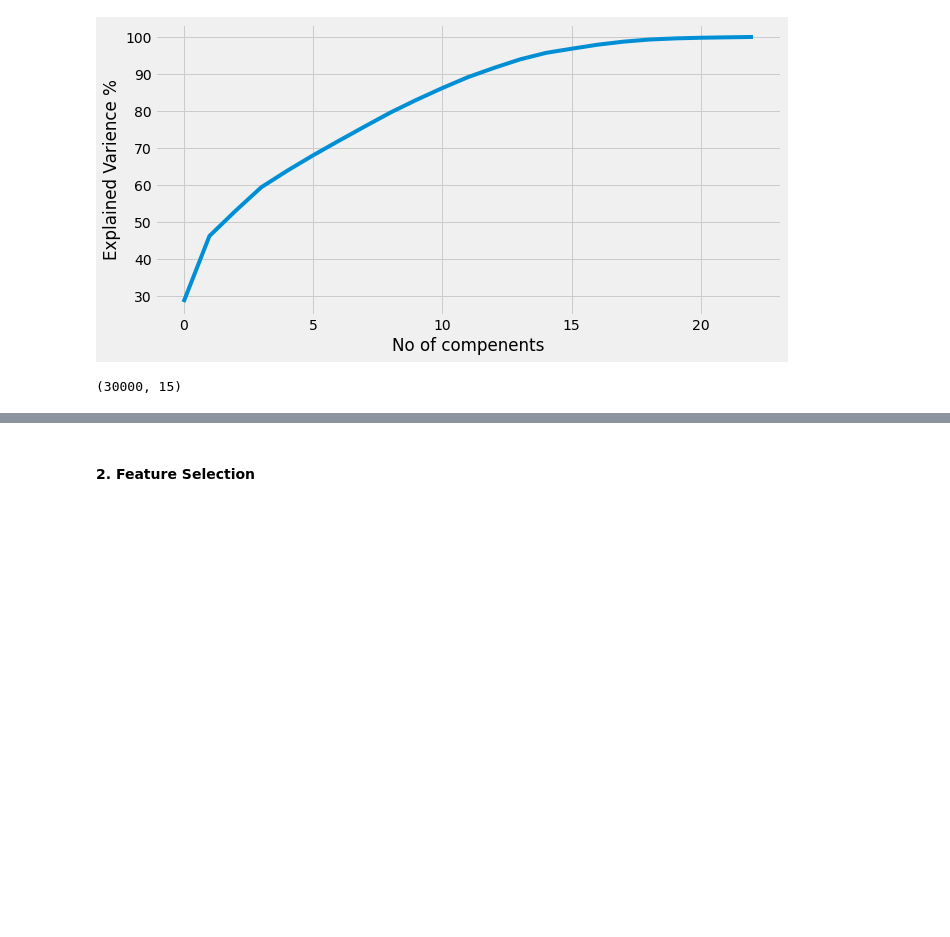
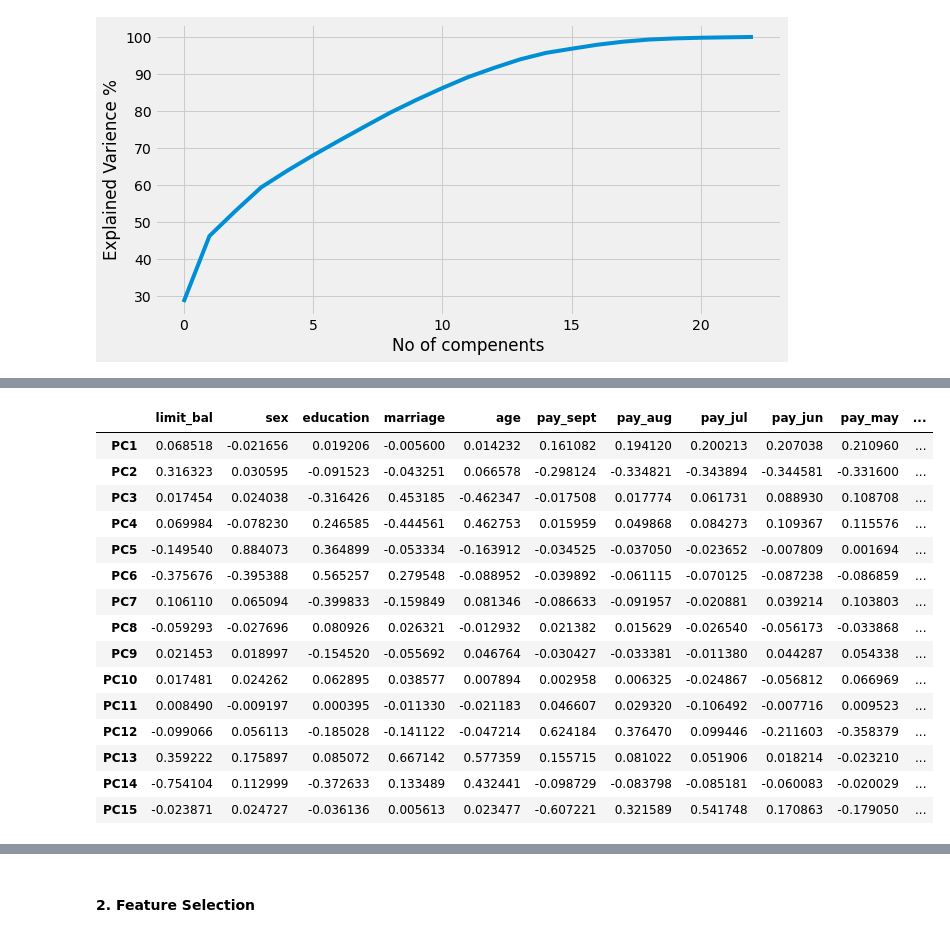
Before and after one commit to thepankaj018/Credit-Card-Default-Prediction, a Jupyter notebook: Credit_Card_Default_Prediction.ipynb, the cells around one changed output, grey strips where cells are left out. Saved outputs shown, nothing was run; the diff lists cells and outputs as text; code cells hidden in the pictures; blank space fills up the shorter version.

```diff
--- a/Credit_Card_Default_Prediction.ipynb
+++ b/Credit_Card_Default_Prediction.ipynb
@@ -1224,10 +1220,6 @@ pca_95 = PCA(n_components = 0.95,random_state=42)
 pca_95.fit(X_scaled)
 # Transforming the scaled X data into the PCA space with 95% explained variance
 X_pca_95 = pca_95.transform(X_scaled)
-# %%
-X_pca_95.shape
-# %% [output]
-(30000, 15)
 # %%
 # Creating a dataframe from the PCA transformed data with 95% explained variance
 final_df = pd.DataFrame(X_pca_95,columns = ['PC1','PC2','PC3','PC4','PC5',
@@ -1244,3 +1236,29 @@ final_df.head()
 | 2 | -0.847408 | -1.072179 | 0.412178 | -0.433564 | 0.770493 | 0.018665 | -0.150472 | -0.091884 | -0.156179 | 0.089171 | 0.046222 | ... |
 | 3 | -0.196589 | -0.809022 | -0.818642 | 0.292878 | 0.909366 | -0.284645 | 0.235221 | -0.062984 | 0.114612 | -0.067007 | 0.021318 | ... |
 | 4 | -0.840934 | -0.072538 | -1.005257 | 2.328013 | -1.023124 | 0.794330 | 0.711069 | 0.124191 | 0.602528 | -0.307478 | 1.035848 | ... |
+# %%
+from sklearn import preprocessing
+data_scaled = pd.DataFrame(preprocessing.scale(X),columns = X.columns)
+pca = PCA(n_components=0.95)
+pca.fit_transform(data_scaled)
+result = pd.DataFrame(pca.components_,columns=data_scaled.columns,index = ['PC1','PC2','PC3','PC4','PC5',
+                                          'PC6','PC7','PC8','PC9','PC10',
+                                          'PC11','PC12','PC13','PC14','PC15'])
+result
+# %% [output]
+|  | limit_bal | sex | education | marriage | age | pay_sept | pay_aug | pay_jul | pay_jun | pay_may | ... |
+| PC1 | 0.068518 | -0.021656 | 0.019206 | -0.005600 | 0.014232 | 0.161082 | 0.194120 | 0.200213 | 0.207038 | 0.210960 | ... |
+| PC2 | 0.316323 | 0.030595 | -0.091523 | -0.043251 | 0.066578 | -0.298124 | -0.334821 | -0.343894 | -0.344581 | -0.331600 | ... |
+| PC3 | 0.017454 | 0.024038 | -0.316426 | 0.453185 | -0.462347 | -0.017508 | 0.017774 | 0.061731 | 0.088930 | 0.108708 | ... |
+| PC4 | 0.069984 | -0.078230 | 0.246585 | -0.444561 | 0.462753 | 0.015959 | 0.049868 | 0.084273 | 0.109367 | 0.115576 | ... |
+| PC5 | -0.149540 | 0.884073 | 0.364899 | -0.053334 | -0.163912 | -0.034525 | -0.037050 | -0.023652 | -0.007809 | 0.001694 | ... |
+| PC6 | -0.375676 | -0.395388 | 0.565257 | 0.279548 | -0.088952 | -0.039892 | -0.061115 | -0.070125 | -0.087238 | -0.086859 | ... |
+| PC7 | 0.106110 | 0.065094 | -0.399833 | -0.159849 | 0.081346 | -0.086633 | -0.091957 | -0.020881 | 0.039214 | 0.103803 | ... |
+| PC8 | -0.059293 | -0.027696 | 0.080926 | 0.026321 | -0.012932 | 0.021382 | 0.015629 | -0.026540 | -0.056173 | -0.033868 | ... |
+| PC9 | 0.021453 | 0.018997 | -0.154520 | -0.055692 | 0.046764 | -0.030427 | -0.033381 | -0.011380 | 0.044287 | 0.054338 | ... |
+| PC10 | 0.017481 | 0.024262 | 0.062895 | 0.038577 | 0.007894 | 0.002958 | 0.006325 | -0.024867 | -0.056812 | 0.066969 | ... |
+| PC11 | 0.008490 | -0.009197 | 0.000395 | -0.011330 | -0.021183 | 0.046607 | 0.029320 | -0.106492 | -0.007716 | 0.009523 | ... |
+| PC12 | -0.099066 | 0.056113 | -0.185028 | -0.141122 | -0.047214 | 0.624184 | 0.376470 | 0.099446 | -0.211603 | -0.358379 | ... |
+| PC13 | 0.359222 | 0.175897 | 0.085072 | 0.667142 | 0.577359 | 0.155715 | 0.081022 | 0.051906 | 0.018214 | -0.023210 | ... |
+| PC14 | -0.754104 | 0.112999 | -0.372633 | 0.133489 | 0.432441 | -0.098729 | -0.083798 | -0.085181 | -0.060083 | -0.020029 | ... |
+| PC15 | -0.023871 | 0.024727 | -0.036136 | 0.005613 | 0.023477 | -0.607221 | 0.321589 | 0.541748 | 0.170863 | -0.179050 | ... |
```
Also changed, not shown: parts of 6 cells of this notebook.
